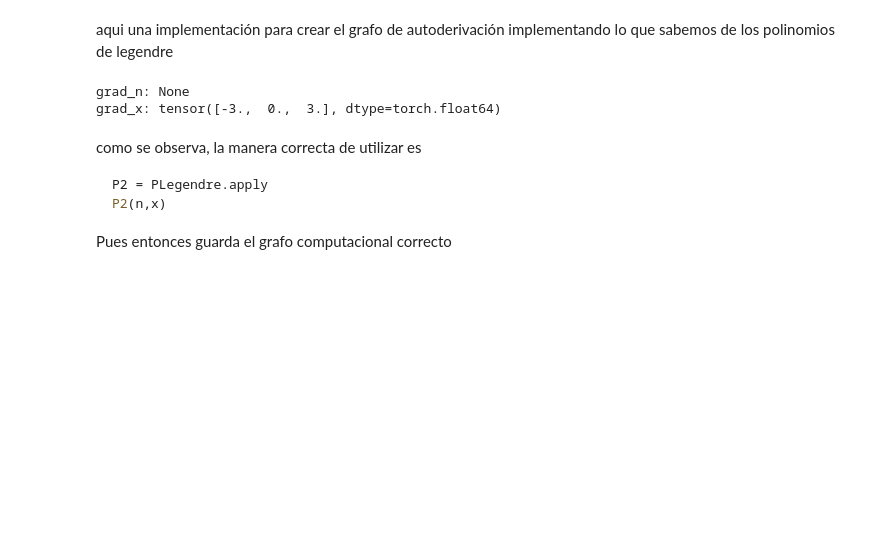
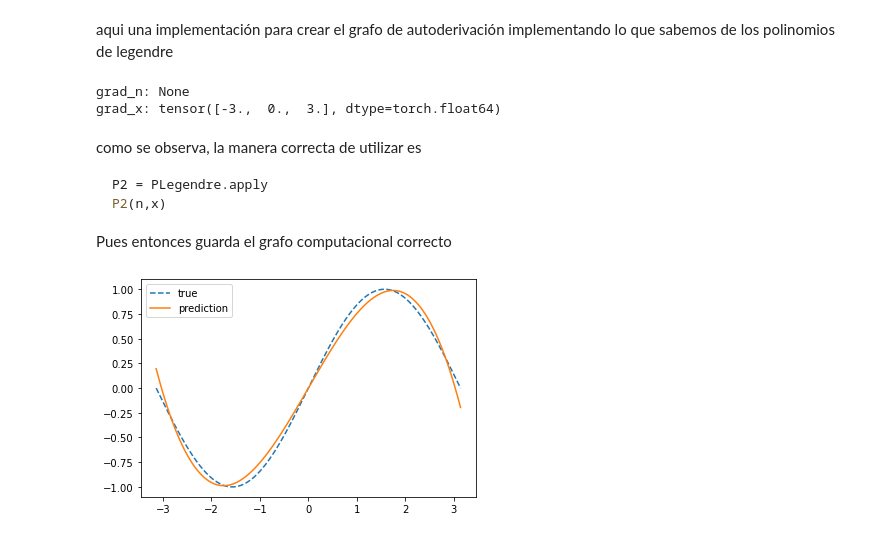
Before and after one commit to fbientrigo/machine-learning-physics, a Jupyter notebook: 4_schodringer_net/utils/legendre.ipynb, the cells around one changed output. Cells and saved outputs as stored; diff of their text form; code cells hidden in the pictures; blank space fills up the shorter version.

Commit message:
legendre autograd functions

```diff
--- a/4_schodringer_net/utils/legendre.ipynb
+++ b/4_schodringer_net/utils/legendre.ipynb
@@ -191,11 +191,11 @@ n = 3
 learning_rate = 5e-6
 for t in range(2000):
     # To apply our Function, we use Function.apply method. We alias this as 'P3'.
-    P3 = torchPl
+    P3 = PLegendre
 
     # Forward pass: compute predicted y using operations; we compute
     # P3 using our custom autograd operation.
-    y_pred = a + b * P3(n,c + d * x)
+    y_pred = a + b * P3.apply(n,c + d * x)
 
     # Compute and print loss
     loss = (y_pred - y).pow(2).sum()
@@ -219,4 +219,15 @@ for t in range(2000):
         d.grad = None
 
 print(f'Result: y = {a.item()} + {b.item()} * P3({c.item()} + {d.item()} x)')
+# %%
+# la aproximación de la sinusoidal será
+y;
+y_bestPred = (a + b * P3.apply(n,c + d * x)).detach().numpy()
+
+plt.plot(x, y, '--',label='true')
+plt.plot(x, y_bestPred, label='prediction')
+plt.legend()
+plt.show()
+# %% [output]
+[figure, added]
 # %%
```
Also changed, not shown: parts of 14 cells of this notebook, 3 other files.
